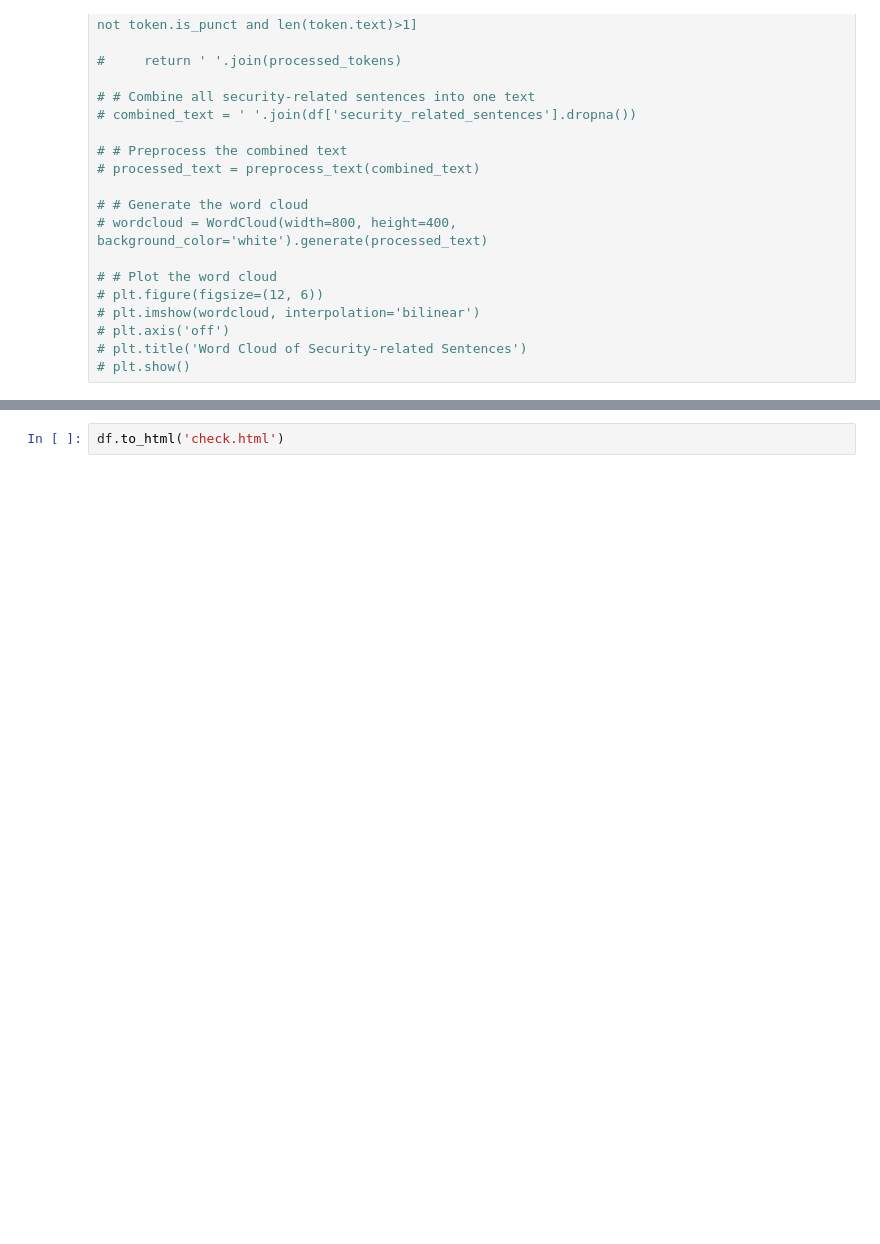
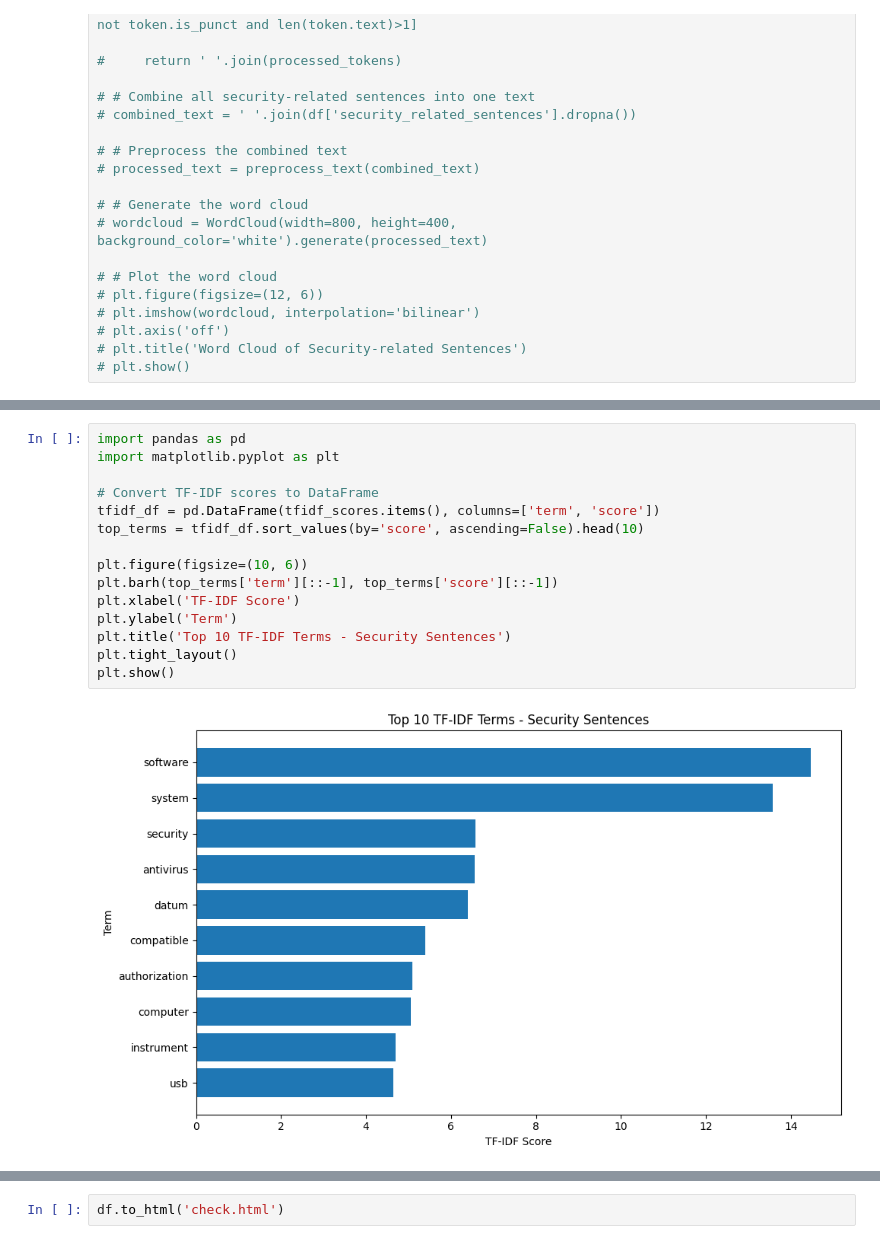
Before and after one commit to mrcodeScholar/Cybersecurity-of-Health-care-devices, a Jupyter notebook: Tender/Final Tender Code/Step Distribution/Step-4 Analysis/CYbersecurity _specific.ipynb, the cells around one changed output, grey strips where cells are left out. Saved outputs shown, nothing was run; the diff lists cells and outputs as text; blank space fills up the shorter version.

```diff
--- a/Tender/Final Tender Code/Step Distribution/Step-4 Analysis/CYbersecurity _specific.ipynb
+++ b/Tender/Final Tender Code/Step Distribution/Step-4 Analysis/CYbersecurity _specific.ipynb
@@ -273,0 +356,17 @@ plt.show()
+# %%
+import pandas as pd
+import matplotlib.pyplot as plt
+
+# Convert TF-IDF scores to DataFrame
+tfidf_df = pd.DataFrame(tfidf_scores.items(), columns=['term', 'score'])
+top_terms = tfidf_df.sort_values(by='score', ascending=False).head(10)
+
+plt.figure(figsize=(10, 6))
+plt.barh(top_terms['term'][::-1], top_terms['score'][::-1])
+plt.xlabel('TF-IDF Score')
+plt.ylabel('Term')
+plt.title('Top 10 TF-IDF Terms - Security Sentences')
+plt.tight_layout()
+plt.show()
+# %% [output]
+[figure, added]
```
Also changed, not shown: parts of 15 cells of this notebook, 20 other files.
